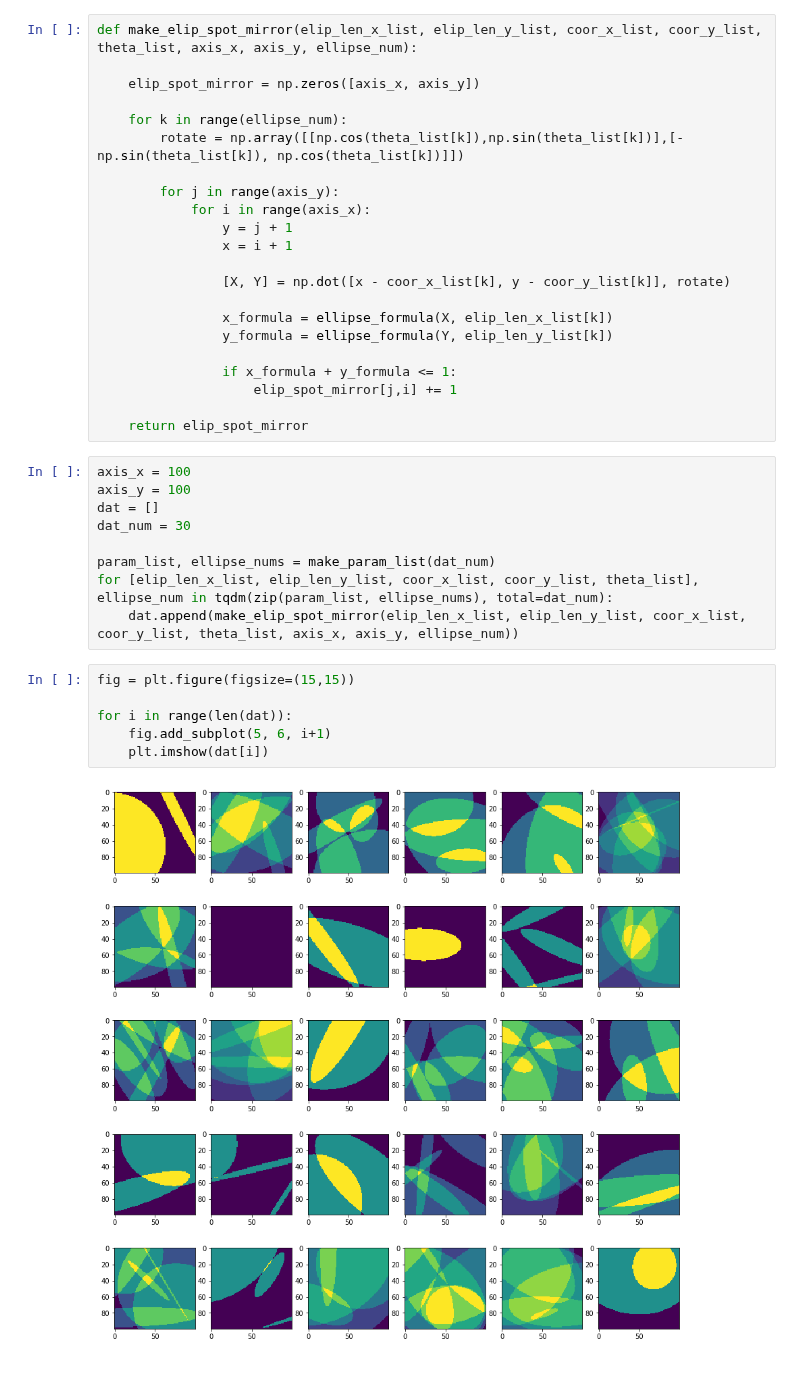
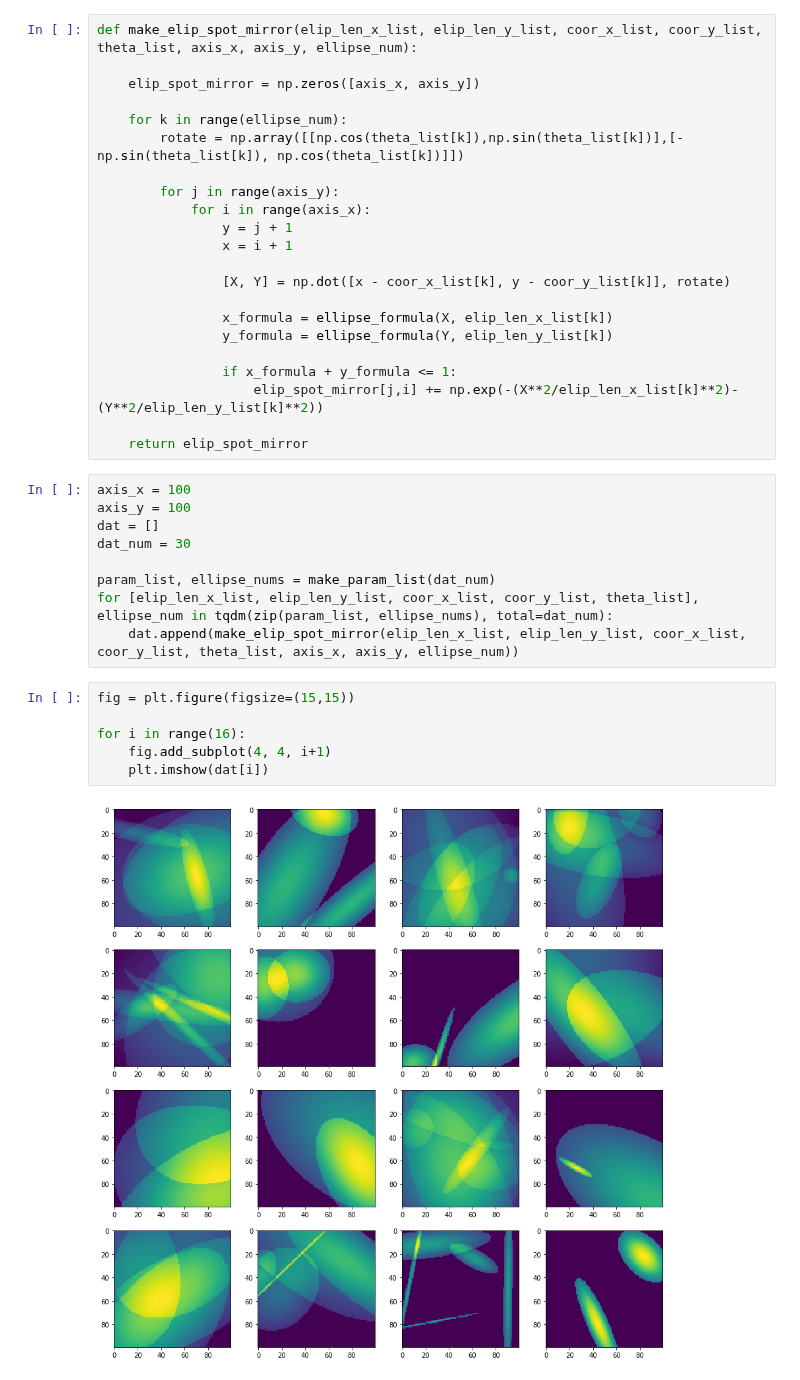
Before and after one commit to Hirochon/laboratory, a Jupyter notebook: ellipses/make_ellipse_v3.ipynb, the cells around one changed output. Saved outputs shown, nothing was run; the diff lists cells and outputs as text.

```diff
--- a/ellipses/make_ellipse_v3.ipynb
+++ b/ellipses/make_ellipse_v3.ipynb
@@ -46,7 +46,7 @@ def make_elip_spot_mirror(elip_len_x_list, elip_len_y_list, coor_x_list, coor_y_
                 y_formula = ellipse_formula(Y, elip_len_y_list[k])
 
                 if x_formula + y_formula <= 1:
-                    elip_spot_mirror[j,i] += 1
+                    elip_spot_mirror[j,i] += np.exp(-(X**2/elip_len_x_list[k]**2)-(Y**2/elip_len_y_list[k]**2))
 
     return elip_spot_mirror
 # %%
@@ -61,8 +61,8 @@ for [elip_len_x_list, elip_len_y_list, coor_x_list, coor_y_list, theta_list], el
 # %%
 fig = plt.figure(figsize=(15,15))
 
-for i in range(len(dat)):
-    fig.add_subplot(5, 6, i+1)
+for i in range(16):
+    fig.add_subplot(4, 4, i+1)
     plt.imshow(dat[i])
 # %% [output]
-[figure, old version]
+[figure, new version]
```
